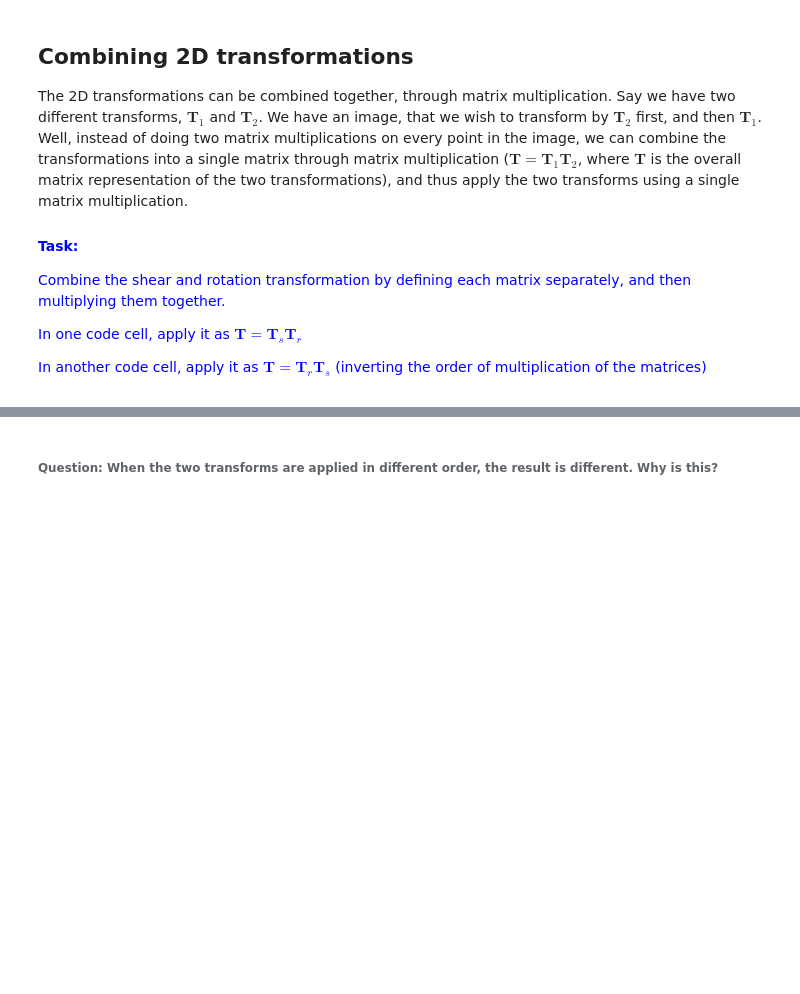
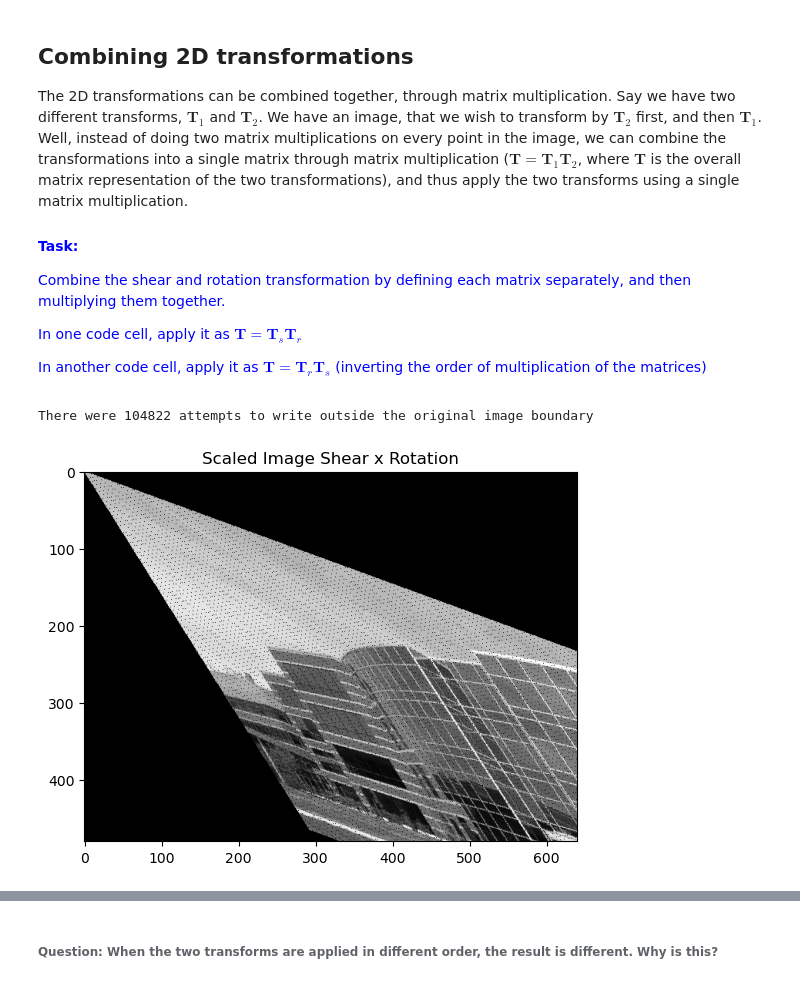
Before and after one commit to JamesBishop1973-coder/JamesB_CE5002_geom_vis, a Jupyter notebook: ETV1/Assignment1a_2D_Transforms_9117504_JB.ipynb, the cells around one changed output, grey strips where cells are left out. Cells and saved outputs as stored; diff of their text form; code cells hidden in the pictures; blank space fills up the shorter version.

```diff
--- a/ETV1/Assignment1a_2D_Transforms_9117504_JB.ipynb
+++ b/ETV1/Assignment1a_2D_Transforms_9117504_JB.ipynb
@@ -394,6 +449,69 @@ In another code cell, apply it as $\textbf{T} = \textbf{T}_r\textbf{T}_s$ (inver
 # %%
 ##################
 # Your code here
+
+# The following code implements the first matrix multiplication - Ts.Tr
+
+# Define Shear Transform Matrix
+
+# Scale Factors
+a=0.7
+b=0.3
+# Create the Matrix
+T_s = np.array([[1,a],
+             [b,1]])
+
+#Define Rotation Transform Matrix
+#Angle of rotation
+angle_in_degrees = 5
+
+# Calculate angle in radians
+theta = np.radians(angle_in_degrees) # Convert degrees to radians if needed
+
+# Create the Rotation Matrix
+T_r= np.array([
+    [np.cos(theta), -np.sin(theta)],
+    [np.sin(theta),  np.cos(theta)]
+])
+
+# Create a new empty image of the size of the original
+img_new = np.zeros(img.shape)
+
+# --- Image Transformation (Rotation) ---
+
+bound_err_cnt=0 #Boundary error count - the number of attempts to write
+                  # transformed points outside original image boundary
+
+for y in range(img.shape[0]):  # iterate each row in the image
+     for x in range(img.shape[1]):  # iterate each column
+         pt = np.array([x,y])
+         pt_t_fl = T_s @ T_r @ pt #Multiplication of shear x rotation x pixel
+
+        # Perform rounding to nearest integer
+        # This also performs nearest neighbours interpolation
+         x_r = np.rint(pt_t_fl[0])
+         y_r = np.rint(pt_t_fl[1])
+
+         # Now cast the rounded figure to the integer type
+         x_t = x_r.astype(int)
+         y_t = y_r.astype(int)
+
+         # check that the transformed point is within the image bounds of the
+         # original image
+         if 0 <= y_t < img.shape[0] and 0 <= x_t < img.shape[1]:
+             # Copy the pixel value from the original image to the new image
+             img_new[y_t, x_t] = img[y, x]
+         else:
+            bound_err_cnt += 1
+print(f"There were {bound_err_cnt} attempts to write outside the original image boundary")
+
+ # Display the new image
+plt.imshow(img_new, cmap='gray')
+plt.title('Scaled Image Shear x Rotation')
+plt.show()
+# %% [output]
+There were 104822 attempts to write outside the original image boundary
+[figure, added]
 # %%
 ##################
 # Your code here
```
Also changed, not shown: parts of 5 cells of this notebook.
